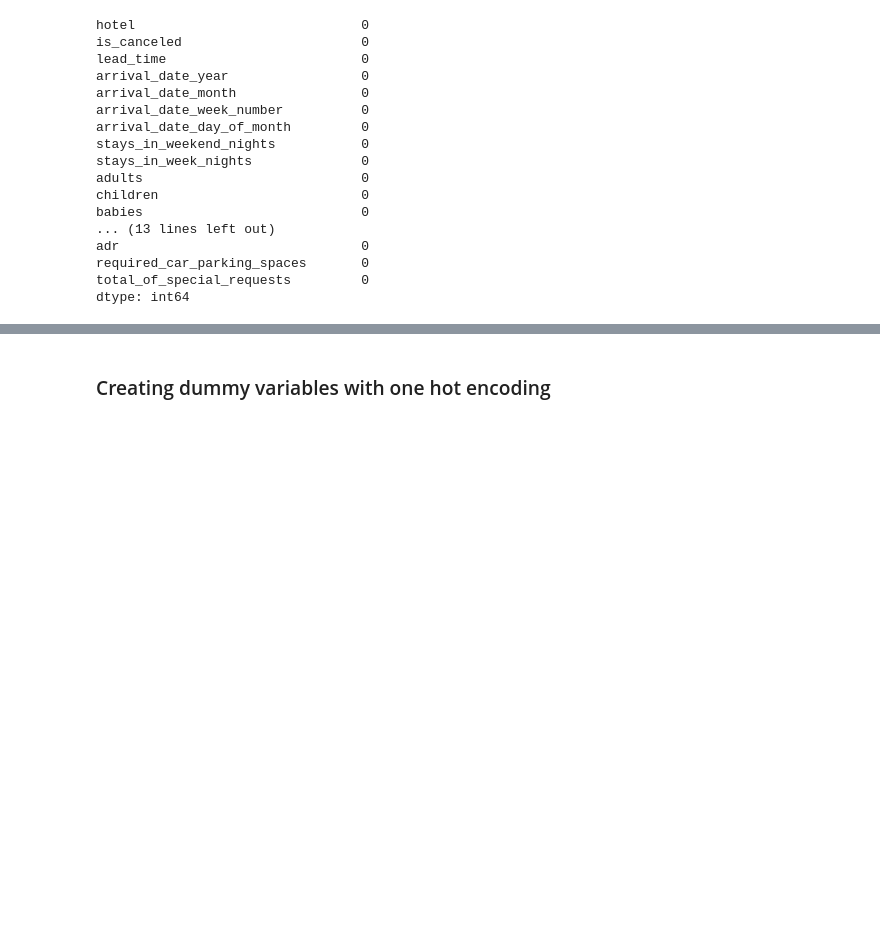
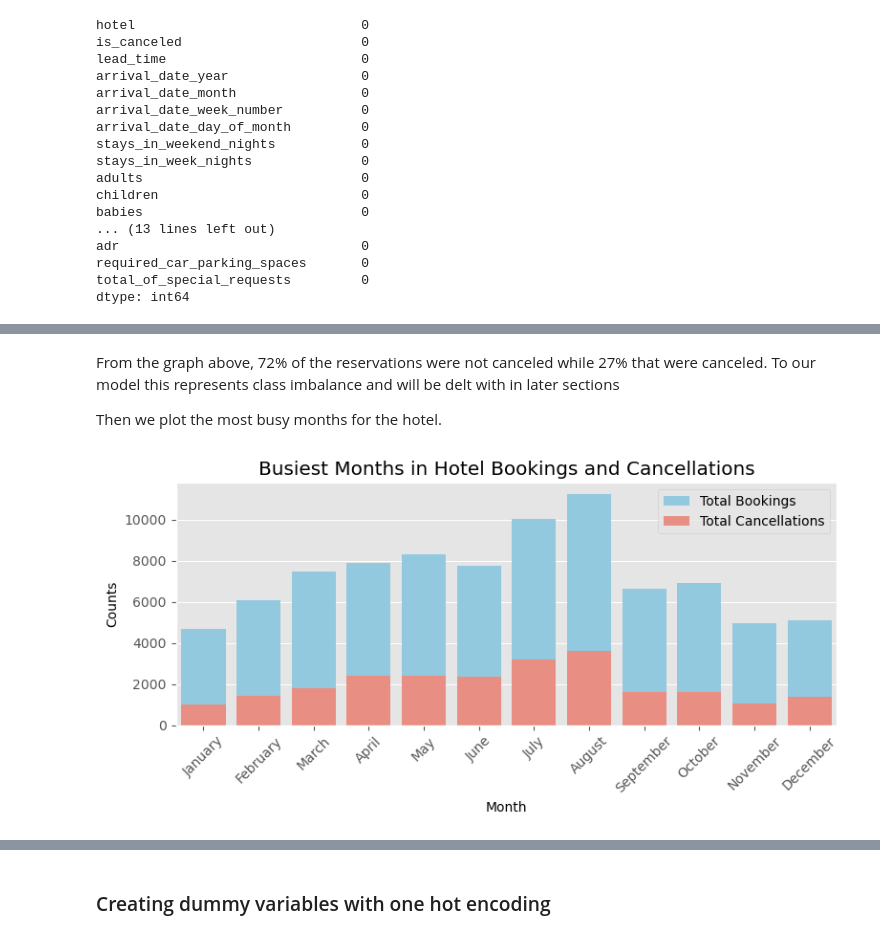
Before and after one commit to u-mar/Churn-Prediction, a Jupyter notebook: student.ipynb, the cells around one changed output, grey strips where cells are left out. Saved outputs shown, nothing was run; the diff lists cells and outputs as text; code cells hidden in the pictures; blank space fills up the shorter version.

```diff
--- a/student.ipynb
+++ b/student.ipynb
@@ -270,0 +260,39 @@ for column in hotel_num.columns:
+# %% [markdown]
+From the graph above, 72% of the reservations were not canceled while 27% that were canceled. To our model this represents class imbalance and will be delt with in later sections
+
+Then we plot the most busy months for the hotel.
+# %%
+# Convert 'arrival_date_month' to a categorical data type with correct ordering
+month_order = [
+    'January', 'February', 'March', 'April', 'May', 'June',
+    'July', 'August', 'September', 'October', 'November', 'December'
+]
+
+hotel['arrival_date_month'] = pd.Categorical(
+    hotel['arrival_date_month'], categories=month_order, ordered=True
+)
+
+# Group data by month and calculate counts
+monthly_counts = hotel.groupby('arrival_date_month').size().reset_index(name='total_bookings')
+
+cancelled_counts = hotel[hotel['is_canceled'] == 1].groupby('arrival_date_month').size()\
+    .reset_index(name='total_cancellations')
+
+# Merge the two count DataFrames
+result = pd.merge(monthly_counts, cancelled_counts, on='arrival_date_month')
+
+#Plotting
+plt.figure(figsize=(8, 4))
+sns.barplot(x='arrival_date_month', y='total_bookings',
+            data=result, color='skyblue', label='Total Bookings')
+sns.barplot(x='arrival_date_month', y='total_cancellations',
+            data=result, color='salmon', label='Total Cancellations')
+plt.xlabel('Month')
+plt.ylabel('Counts')
+plt.title('Busiest Months in Hotel Bookings and Cancellations')
+plt.xticks(rotation=45)
+plt.legend()
+plt.tight_layout()
+plt.show()
+# %% [output]
+[figure, added]
```
Also changed, not shown: parts of 30 cells of this notebook.
